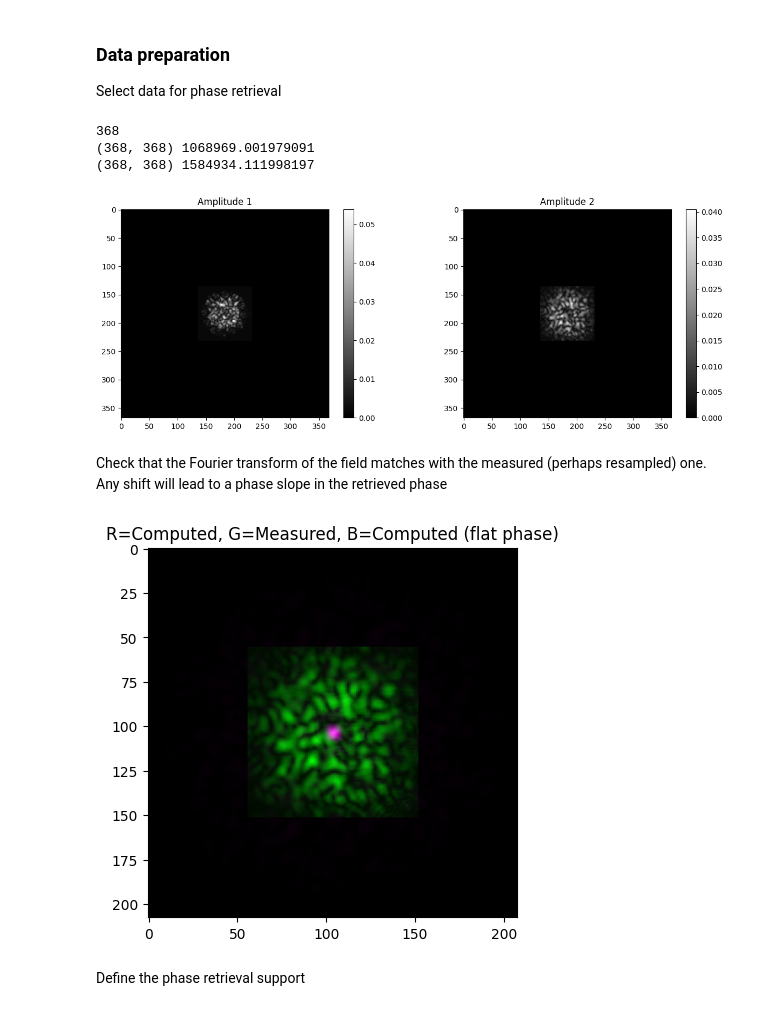
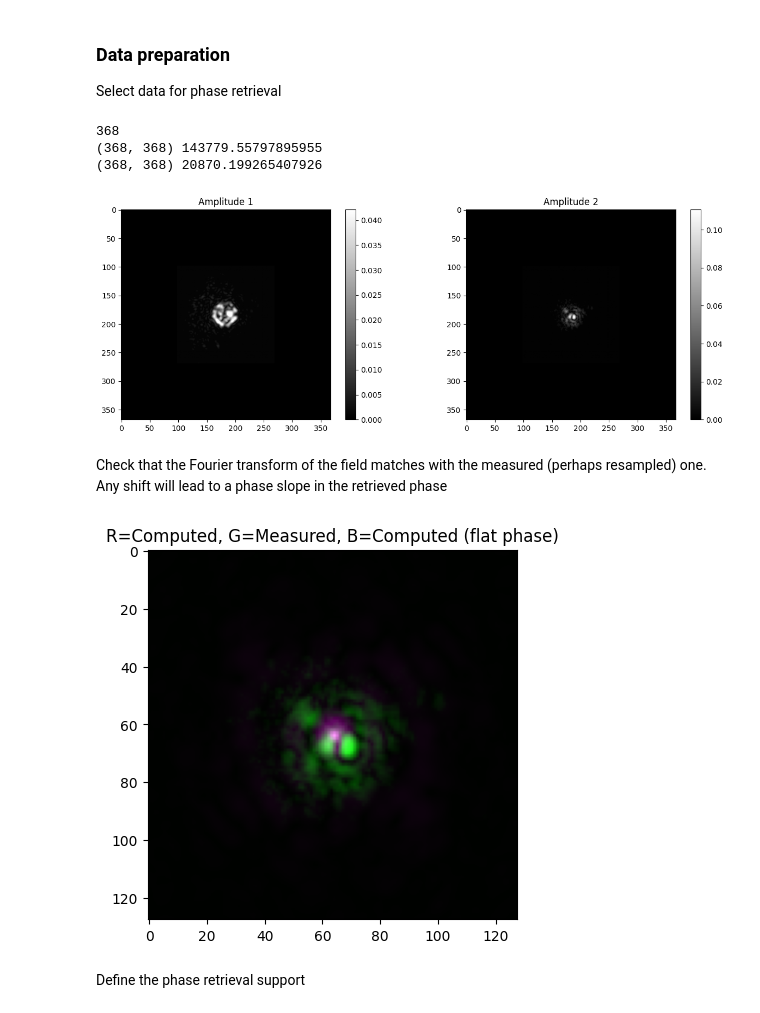
Before and after one commit to jysru/Speckle-Retrieval, a Jupyter notebook: notebooks/experimental_hollow_core_speckle_retrieval.ipynb, the cells around one changed output. Drawn from its saved outputs; the diff is of its cells as text; code cells hidden in the pictures.

```diff
--- a/notebooks/experimental_hollow_core_speckle_retrieval.ipynb
+++ b/notebooks/experimental_hollow_core_speckle_retrieval.ipynb
@@ -39,7 +39,7 @@ def load_h5file(filepath: str, keys: list[str] = None) -> dict:
 
 
 
-data_path = r'C:\Users\saucourt\Downloads\Article_reply_dataset.h5'
+data_path = r'C:\Users\saucourt\Downloads\pr_siwar'
 # data_path = 'R:\Axe-Photonique\Phocal\Jérémy Saucourt\datasets_of_41_channel_2_size_at_20251201-150443.h5'
 # %% [output]
 The autoreload extension is already loaded. To reload it, use:
@@ -119,7 +148,7 @@ KeyboardInterrupt:
 
 Select data for phase retrieval
 # %%
-idx = 30
+idx = 0
 random: bool = False
 if random:
     idx = np.random.randint(0, len(CP))
@@ -164,28 +193,28 @@ print(ft.shape, ft_energy)
 _ = spr.plots.compare_arrays(field, ft, cmap='gray')
 # %% [output]
 368
-(368, 368) 1068969.001979091
-(368, 368) 1584934.111998197
+(368, 368) 143779.55797895955
+(368, 368) 20870.199265407926
-[figure, old version]
+[figure, new version]
 # %% [markdown]
 Check that the Fourier transform of the field matches with the measured (perhaps resampled) one. Any shift will lead to a phase slope in the retrieved phase
 # %%
 ft_field_flat = spr.transforms.fourier_transform(np.abs(field))
 ft_field = spr.transforms.fourier_transform(field)
-win_crop = 80
+win_crop = 120
 
 R = np.abs(ft_field[win_crop:-win_crop, win_crop:-win_crop])
 G = np.abs(ft[win_crop:-win_crop, win_crop:-win_crop])
 B = np.abs(ft_field_flat[win_crop:-win_crop, win_crop:-win_crop])
 
 R /= np.max(R)
 G /= np.max(G)
 B /= np.max(B)
 
 _ = spr.plots.rgb_imshow([R, G, B])
 _ = plt.title("R=Computed, G=Measured, B=Computed (flat phase)")
 # %% [output]
-[figure, old version]
+[figure, new version]
 # %% [markdown]
 Define the phase retrieval support
 # %%
```
Also changed, not shown: parts of 8 cells of this notebook, 15 other files.
